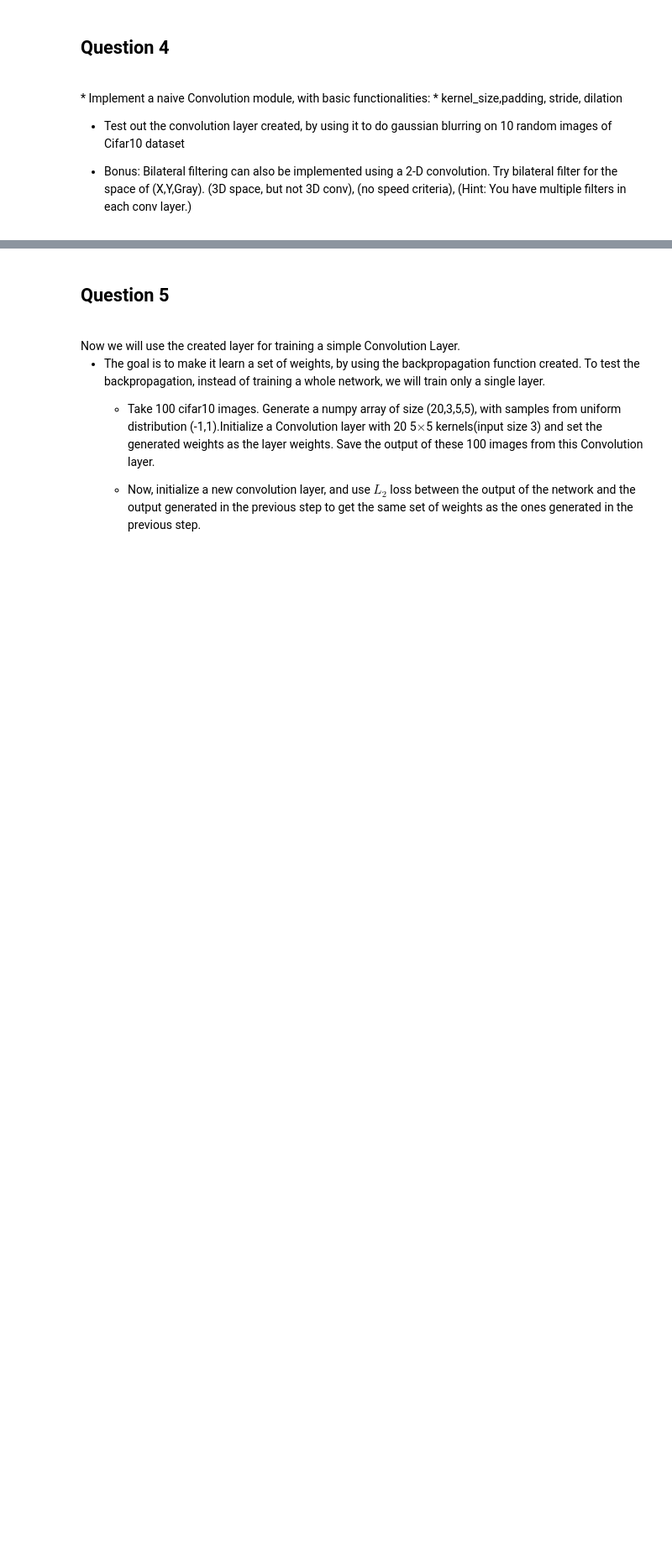
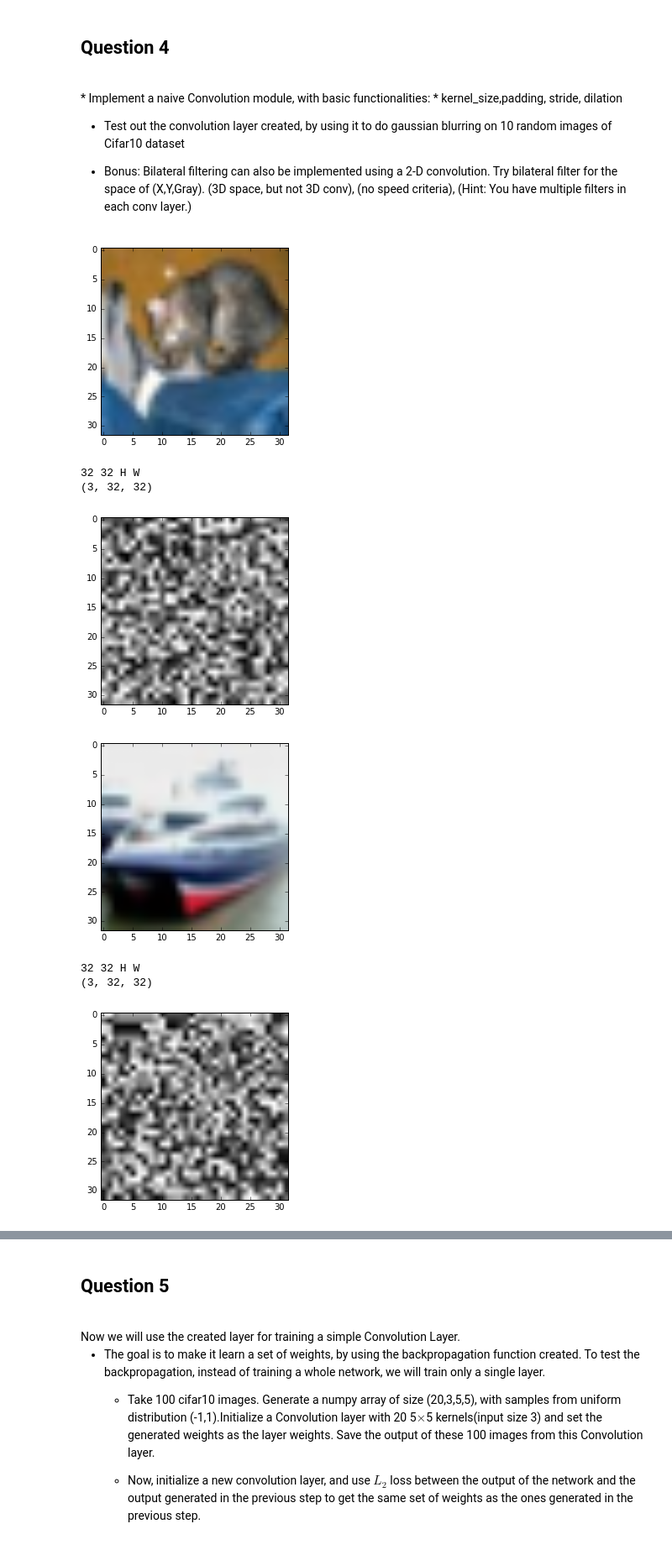
Before and after one commit to aakashkhochare/DLCV-assignments, a Jupyter notebook: Assignment_2.ipynb, the cells around one changed output, grey strips where cells are left out. Shown at 84% size. Drawn from its saved outputs; the diff is of its cells as text; code cells hidden in the pictures; blank space fills up the shorter version.

```diff
--- a/Assignment_2.ipynb
+++ b/Assignment_2.ipynb
@@ -313,32 +831,69 @@ class func2():
 * Bonus: Bilateral filtering can also be implemented using a 2-D convolution. Try bilateral filter for the space of (X,Y,Gray). (3D space, but not 3D conv), (no speed criteria), (Hint: You have multiple filters in each conv layer.)
 # %%
 ## Define a class Convolution Layer, which is initialized with the various required params:
-Class convolution_layer():
+import numpy as np
+import cPickle
+import matplotlib.pyplot as plt
+import matplotlib.image as mpimg
 
-    def __init__(self,kvargs):
+def padwithzeros(vector, pad_width, iaxis, kwargs):
+	vector[:pad_width[0]] = 0
+	vector[-pad_width[1]:] = 0
+	return vector
+
+class convolution_layer:
+
+    def __init__(self,W,H,C,K):
         ## Refer pytorch documentation/tensorflow documentation for the parameters for the layer.
         ## Bonus for implementing Groups, no-bias functionality.
         ## Random initialization of the weights
-
-    def forward(self,input):
+        self.W_higher = np.random.uniform(low = -10, high = 10, size=(K,C,W,H))
+    def forward(self,X_higher, P, S):
         # Input Proprocess(According to pad etc.) Input will be of size (Batch_size, in_channels, inp_height, inp_width)
 
         # Reminder: Save Input for backward!
         # Simple Conv operation:
         # Loop over every location in inp_height * inp_width for the whole batch
-
-        # Output will be of the size (Batch_size, out_channels, out_height, out_width)
-        return output
+        W_higher = self.W_higher
+        (I_1, W_1, H_1) = X_higher.shape
+        (J_1, K_2, F_1, F_1) = W_higher.shape
+        H_2 = (H_1 - F_1 + 2*P)/S+1
+        W_2 = (W_1 - F_1 + 2*P)/S+1
+        print H_2, W_2, "H", "W"
+        O = np.zeros((J_1,W_2, H_2))
+        for j in range(J_1):
+            for i in range(I_1):
+                X = X_higher[i]
+                W = W_higher[j,i]
+                (W_1, H_1) = X.shape
+                (F_1, F_1) = W.shape
+                #print F_1
+                X = np.lib.pad(X, P, padwithzeros)
+                for w in range(0,W_2*S,S):
+		    	    for h in range(0,H_2*S,S):
+		    	        x_slice = X[w:w+F_1, h:h+F_1]
+		    	        O[j,w,h] += np.sum(x_slice * W)
+        return O
 
     def backward(self, grad_of_output_size):
 
         # Naive Implementation
         # Speed is not a concern
         # Hint: gradients from each independant operation can be summed
 
         #  return gradient of the size of the weight kernel
         return grad
 
     def set_weights(self, new_weights):
+        self.W_higher = new_weights
         ## Replace the set of weights with the given 'new_weights'
         ## use this for setting weights for blurring, bilateral filtering etc.
+# %% [output]
+[figure, added]
+32 32 H W
+(3, 32, 32)
+[figure, added]
+[figure, added]
+32 32 H W
+(3, 32, 32)
+[figure, added]
```
Also changed, not shown: parts of 19 cells of this notebook, 4 other files.
